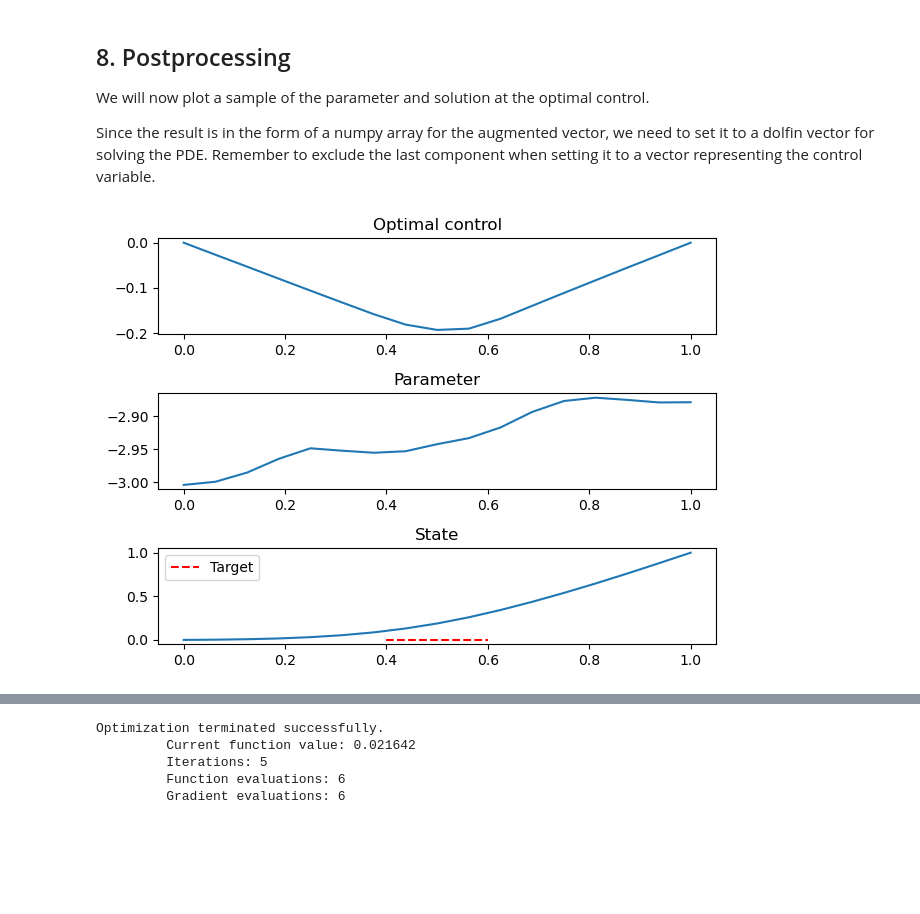
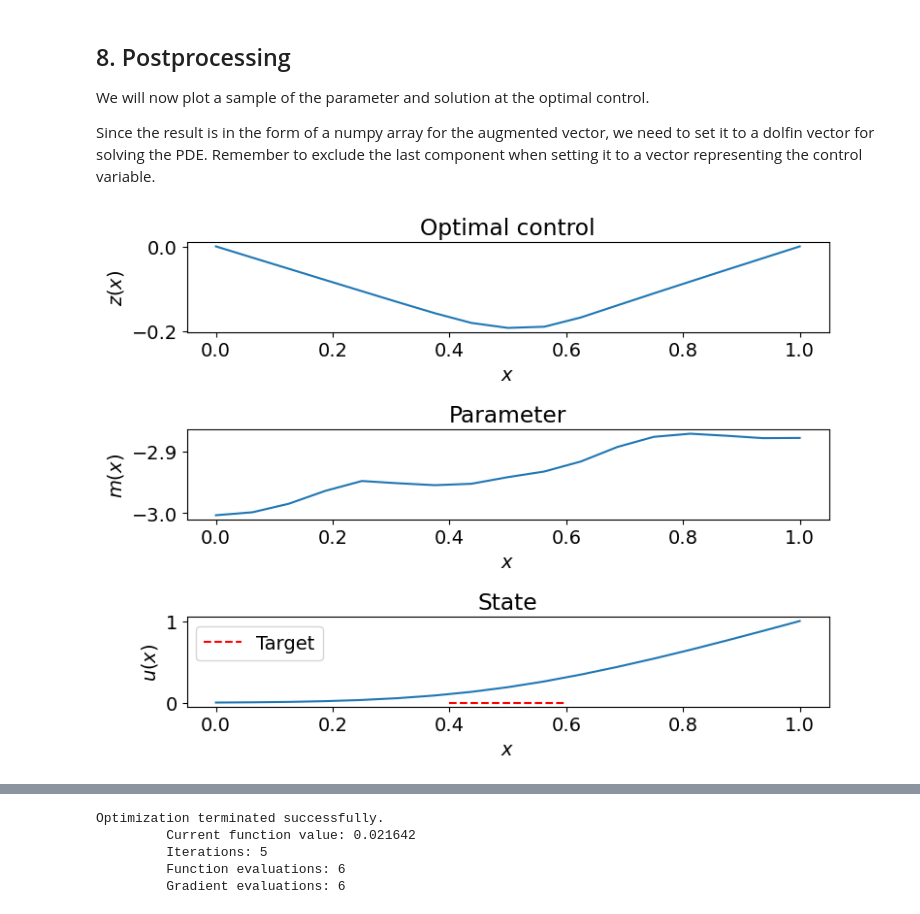
Before and after one commit to hippylib/soupy, a Jupyter notebook: tutorials/2_Poisson_CVaR.ipynb, the cells around one changed output, grey strips where cells are left out. Drawn from its saved outputs; the diff is of its cells as text; code cells hidden in the pictures; blank space fills up the shorter version.

```diff
--- a/tutorials/2_Poisson_CVaR.ipynb
+++ b/tutorials/2_Poisson_CVaR.ipynb
@@ -288,35 +304,43 @@ rng = hp.Random(seed=111)
 # This is sampling noise with 1.0 standard dev to the noise vector
 rng.normal(1.0, noise)
 
 # The prior then turns the noise into a parameter sample
 prior.sample(noise, x[soupy.PARAMETER])
 
 # Also set the CONTROL component of x to the optimal control z
 x[soupy.CONTROL].set_local(zt_optimal_np[:-1])
 
 # Solve the forward problem
 control_model.solveFwd(x[soupy.STATE], x)
 
 # Convert to functions and plot
 u_fun = dl.Function(Vh[soupy.STATE], x[soupy.STATE])
 m_fun = dl.Function(Vh[soupy.PARAMETER], x[soupy.PARAMETER])
 z_fun = dl.Function(Vh[soupy.CONTROL], x[soupy.CONTROL])
 
+plt.rcParams.update({'font.size': 14})
+
 if comm_sampler.rank == 0:
-    plt.figure()
+    plt.figure(figsize=(8,6))
     plt.subplot(311)
     dl.plot(z_fun, title="Optimal control")
+    plt.xlabel("$x$")
+    plt.ylabel("$z(x)$")
     plt.subplot(312)
     dl.plot(m_fun, title="Parameter")
+    plt.xlabel("$x$")
+    plt.ylabel("$m(x)$")
     plt.subplot(313)
     dl.plot(u_fun, title="State")
+    plt.xlabel("$x$")
+    plt.ylabel("$u(x)$")
 
     x_obs = np.linspace(OBSERVATION_CENTER-OBSERVATION_RADIUS, OBSERVATION_CENTER+OBSERVATION_RADIUS, 10)
     plt.plot(x_obs, np.ones_like(x_obs)*TARGET_VALUE, '--r', label="Target")
     plt.legend()
     plt.tight_layout()
 # %% [output]
-[figure, old version]
+[figure, new version]
 # %% [markdown]
 ## 9. Comparing this to the expectation as a risk measure
 We can also solve the problem using the mean risk measure, as in the previous tutorial
```
Also changed, not shown: parts of 3 cells of this notebook, 1 other file.
